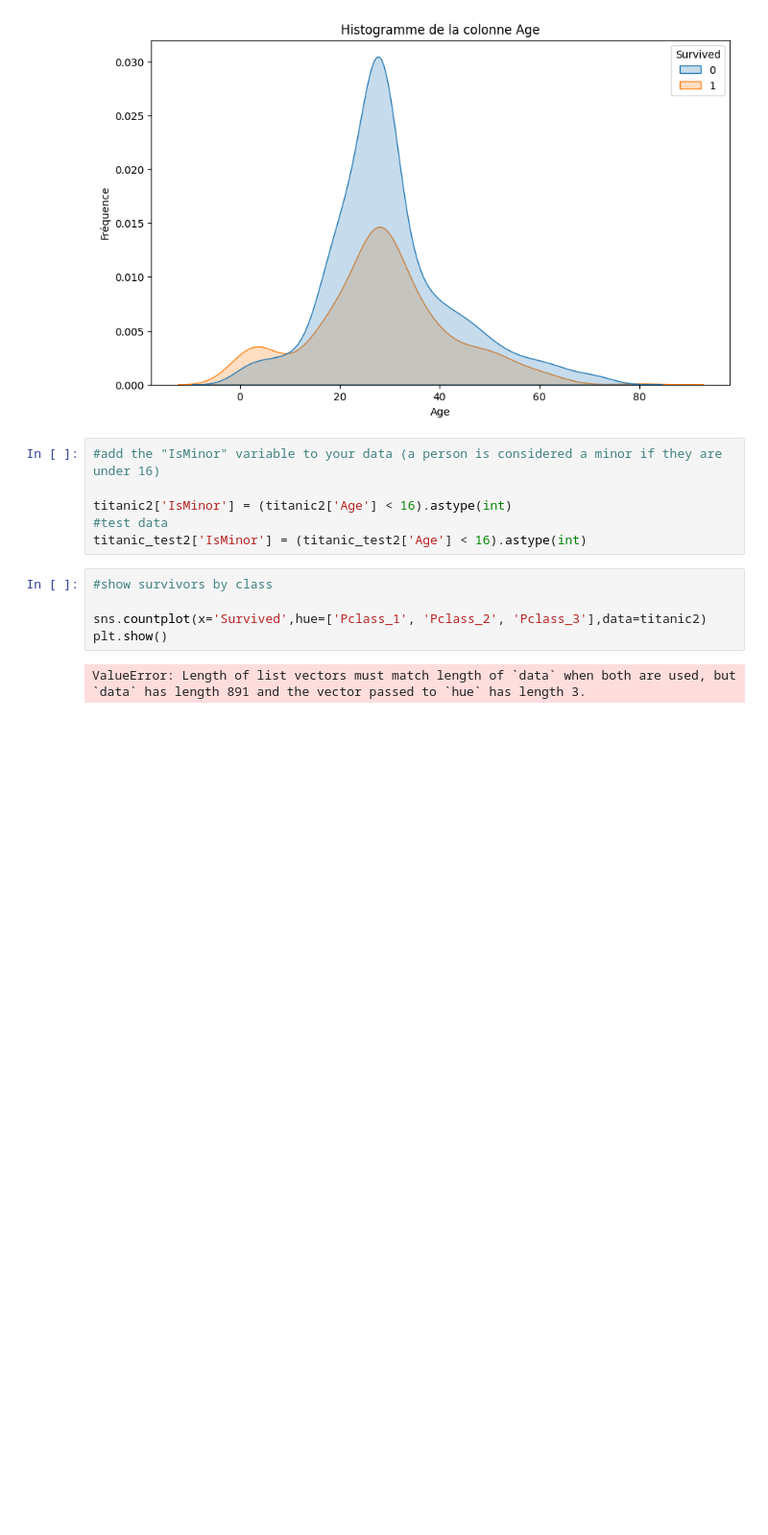
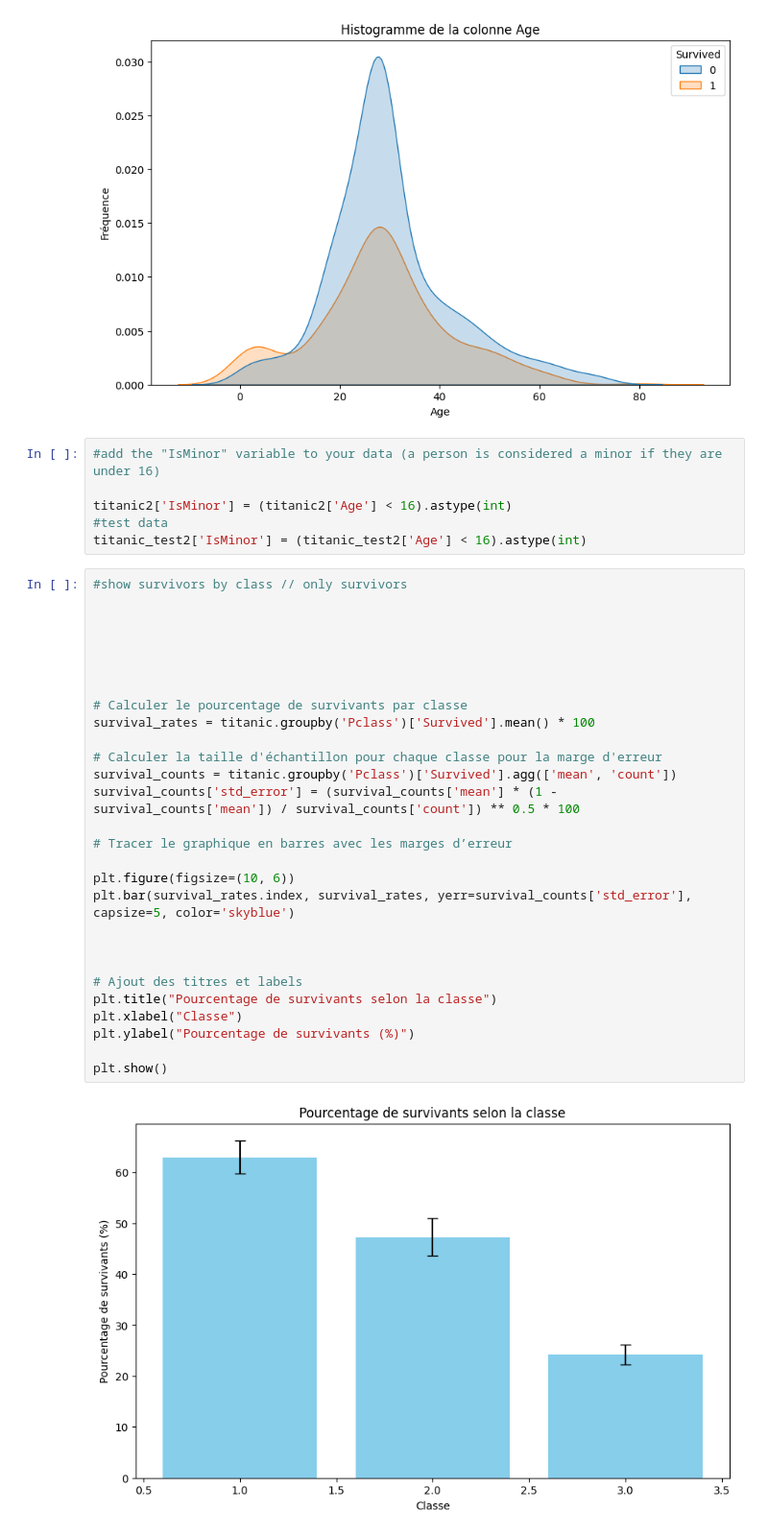
Before and after one commit to youcef-2001/MachineLearning2, a Jupyter notebook: jour2/Reg_Logtic_titanic.ipynb, the cells around one changed output. Shown at 96% size. Cells and saved outputs as stored; diff of their text form; blank space fills up the shorter version.

Commit message:
titanic visualisation selon les classes

```diff
--- a/jour2/Reg_Logtic_titanic.ipynb
+++ b/jour2/Reg_Logtic_titanic.ipynb
@@ -263,10 +263,33 @@ Text(0, 0.5, 'Fréquence')
 titanic2['IsMinor'] = (titanic2['Age'] < 16).astype(int)
 #test data
 titanic_test2['IsMinor'] = (titanic_test2['Age'] < 16).astype(int)
-# %%
-#show survivors by class
-
-sns.countplot(x='Survived',hue=['Pclass_1', 'Pclass_2', 'Pclass_3'],data=titanic2)
-plt.show()
-# %% [output]
-ValueError: Length of list vectors must match length of `data` when both are used, but `data` has length 891 and the vector passed to `hue` has length 3.
+# %%
+#show survivors by class // only survivors
+
+
+
+
+
+
+# Calculer le pourcentage de survivants par classe
+survival_rates = titanic.groupby('Pclass')['Survived'].mean() * 100
+
+# Calculer la taille d'échantillon pour chaque classe pour la marge d'erreur
+survival_counts = titanic.groupby('Pclass')['Survived'].agg(['mean', 'count'])
+survival_counts['std_error'] = (survival_counts['mean'] * (1 - survival_counts['mean']) / survival_counts['count']) ** 0.5 * 100
+
+# Tracer le graphique en barres avec les marges d’erreur
+
+plt.figure(figsize=(10, 6))
+plt.bar(survival_rates.index, survival_rates, yerr=survival_counts['std_error'], capsize=5, color='skyblue')
+
+
+
+# Ajout des titres et labels
+plt.title("Pourcentage de survivants selon la classe")
+plt.xlabel("Classe")
+plt.ylabel("Pourcentage de survivants (%)")
+
+plt.show()
+# %% [output]
+[figure, added]
```
